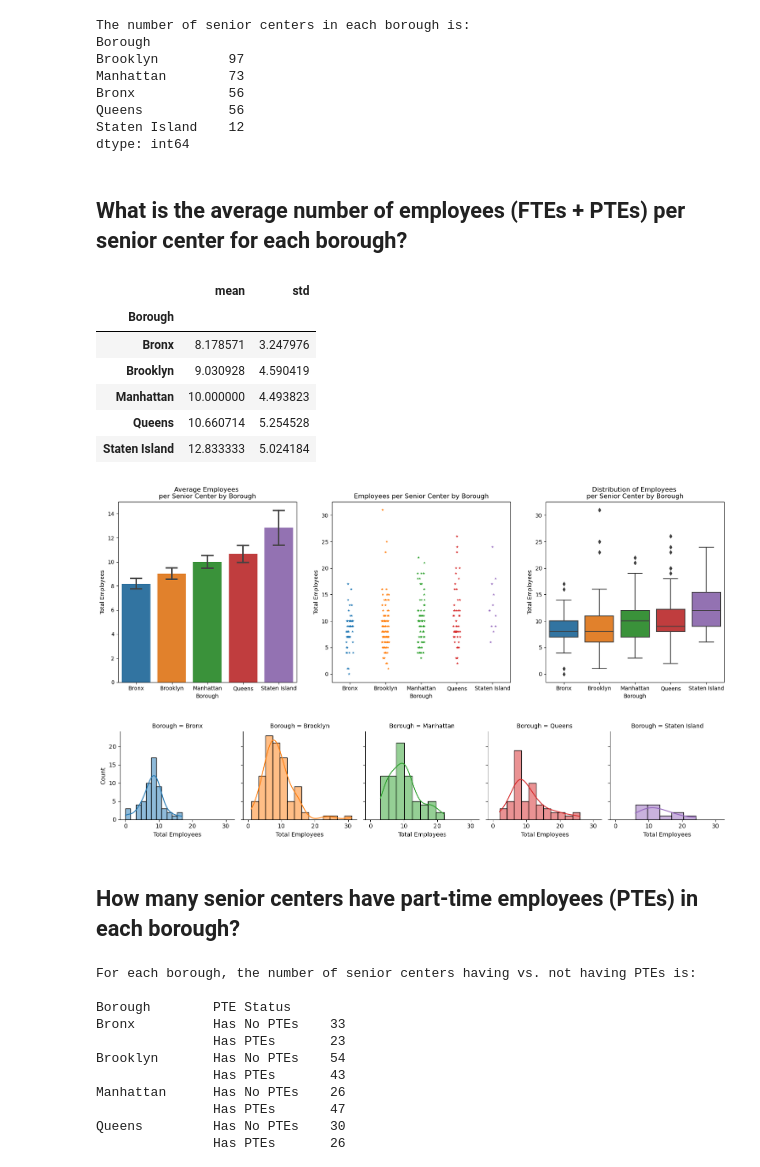
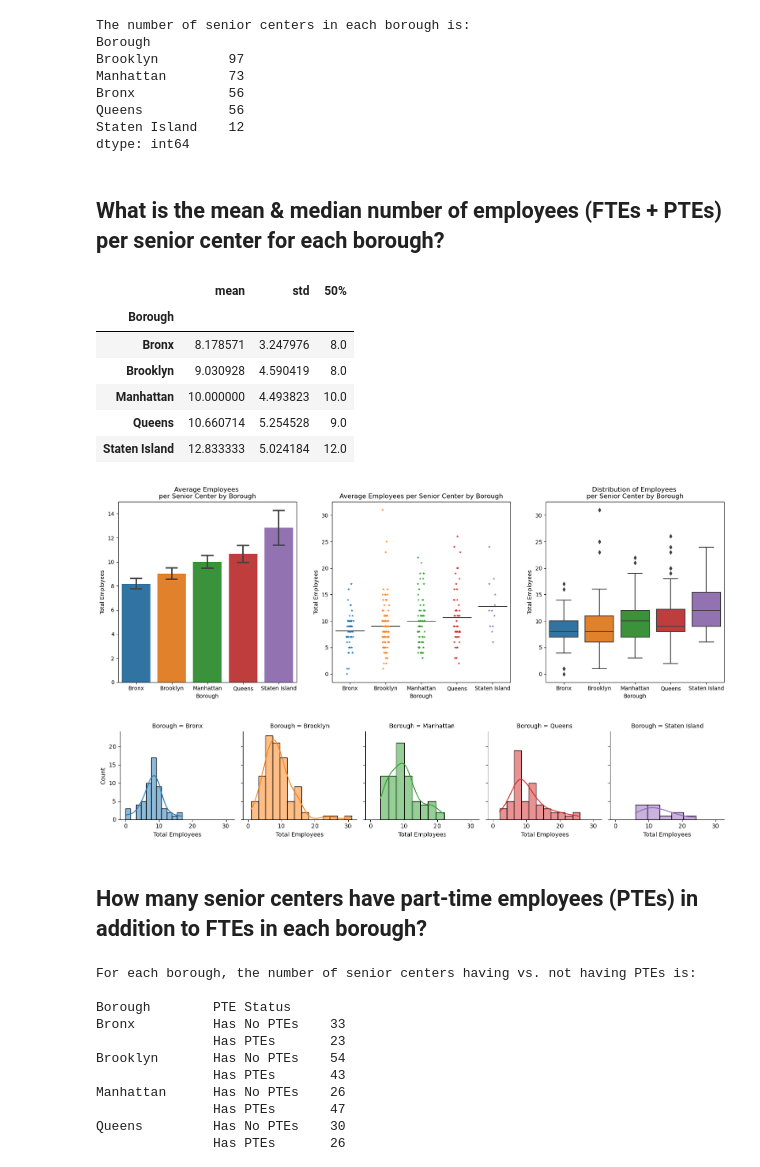
Before and after one commit to valeriemagalong/NYC-Aging, a Jupyter notebook: exploratory_data_analysis.ipynb, the cells around one changed output. Saved outputs shown, nothing was run; the diff lists cells and outputs as text; code cells hidden in the pictures.

```diff
--- a/exploratory_data_analysis.ipynb
+++ b/exploratory_data_analysis.ipynb
@@ -124,32 +126,35 @@ Queens           56
 Staten Island    12
 dtype: int64
 # %% [markdown]
-## What is the average number of employees (FTEs + PTEs) per senior center for each borough?
+## What is the mean & median number of employees (FTEs + PTEs) per senior center for each borough?
 # %%
-scpd.groupby('Borough')['Total Employees'].describe()[['mean', 'std']]
+scpd.groupby('Borough')['Total Employees'].describe()[['mean', 'std', '50%']]
 # %% [output]
-|  | mean | std |
-| Borough |  |  |
-| Bronx | 8.178571 | 3.247976 |
-| Brooklyn | 9.030928 | 4.590419 |
-| Manhattan | 10.000000 | 4.493823 |
-| Queens | 10.660714 | 5.254528 |
-| Staten Island | 12.833333 | 5.024184 |
+|  | mean | std | 50% |
+| Borough |  |  |  |
+| Bronx | 8.178571 | 3.247976 | 8.0 |
+| Brooklyn | 9.030928 | 4.590419 | 8.0 |
+| Manhattan | 10.000000 | 4.493823 | 10.0 |
+| Queens | 10.660714 | 5.254528 | 9.0 |
+| Staten Island | 12.833333 | 5.024184 | 12.0 |
 # %%
-plt.figure(figsize=(20, 6))
+plt.figure(figsize = (20, 6))
 
 plt.subplot(1, 3, 1)
 sns.barplot(scpd, x = 'Borough', y = 'Total Employees', errorbar = 'se', capsize = .3).set(title = 'Average Employees \nper Senior Center by Borough')
 
 plt.subplot(1, 3, 2)
-sns.stripplot(scpd, x = 'Borough', y = 'Total Employees', hue = 'Borough', marker = '*', jitter = True, legend = False).set(title = 'Employees per Senior Center by Borough')
+sns.stripplot(scpd, x = 'Borough', y = 'Total Employees', hue = 'Borough', marker = '*', jitter = True, legend = False).set(title = 'Average Employees per Senior Center by Borough')
+sns.boxplot(scpd, x = 'Borough', y = 'Total Employees', showmeans = True, meanline = True,
+           meanprops = {'color': 'k', 'ls': '-', 'lw': 1}, medianprops = {'visible': False}, whiskerprops = {'visible': False},
+           showbox = False, showcaps = False, showfliers = False)
 
 plt.subplot(1, 3, 3)
 sns.boxplot(scpd, x = 'Borough', y = 'Total Employees').set(title = 'Distribution of Employees \nper Senior Center by Borough')
 
 plt.show()
 # %% [output]
-[figure, old version]
+[figure, new version]
 # %%
 boroughs_facetgrid = sns.FacetGrid(scpd, col = 'Borough', hue = 'Borough')
 boroughs_facetgrid.map(sns.histplot, 'Total Employees', kde = True)
@@ -157,5 +162,5 @@ plt.show()
 # %% [output]
 [figure]
 # %% [markdown]
-## How many senior centers have part-time employees (PTEs) in each borough?
+## How many senior centers have part-time employees (PTEs) in addition to FTEs in each borough?
 # %%
```
Also changed, not shown: parts of 21 cells of this notebook.
